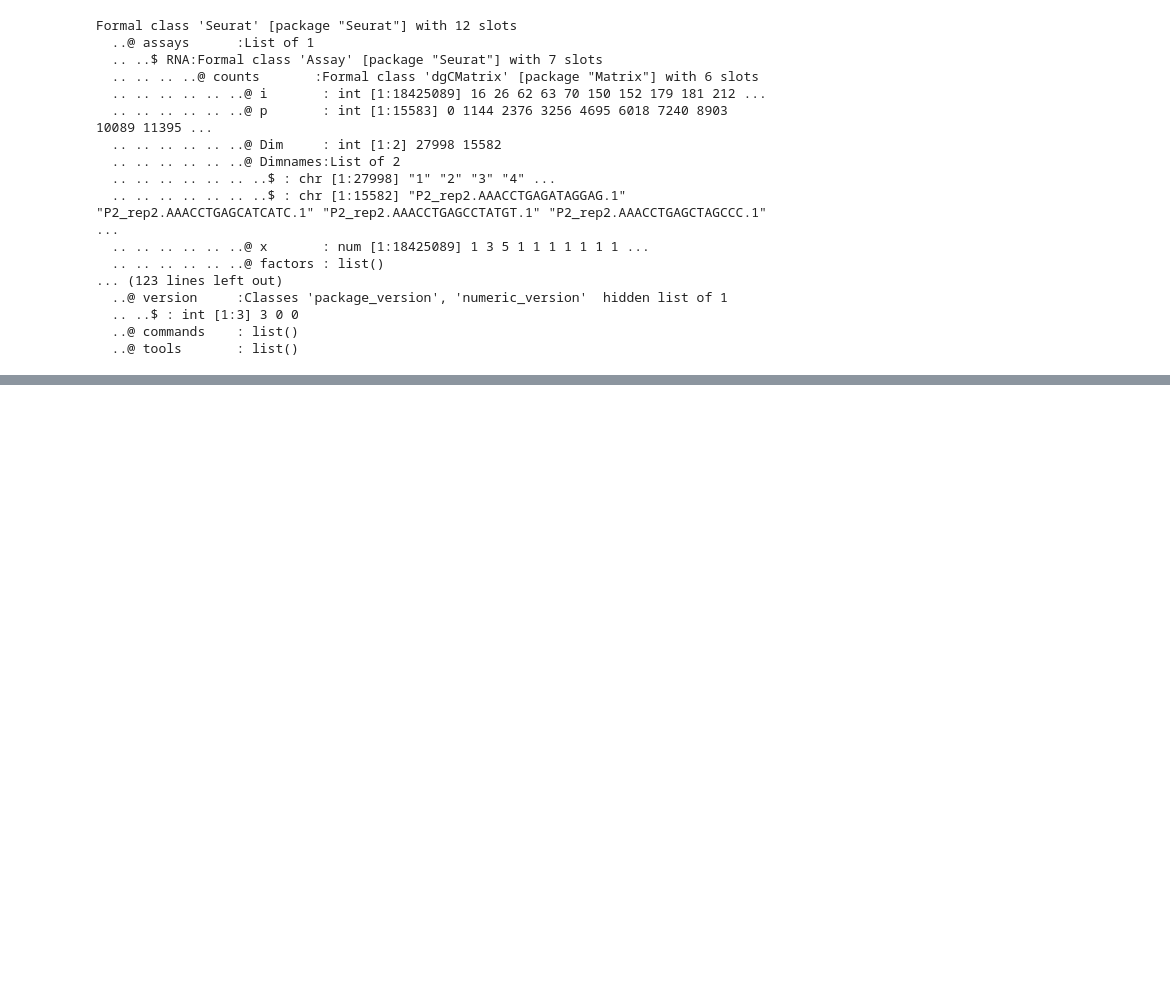
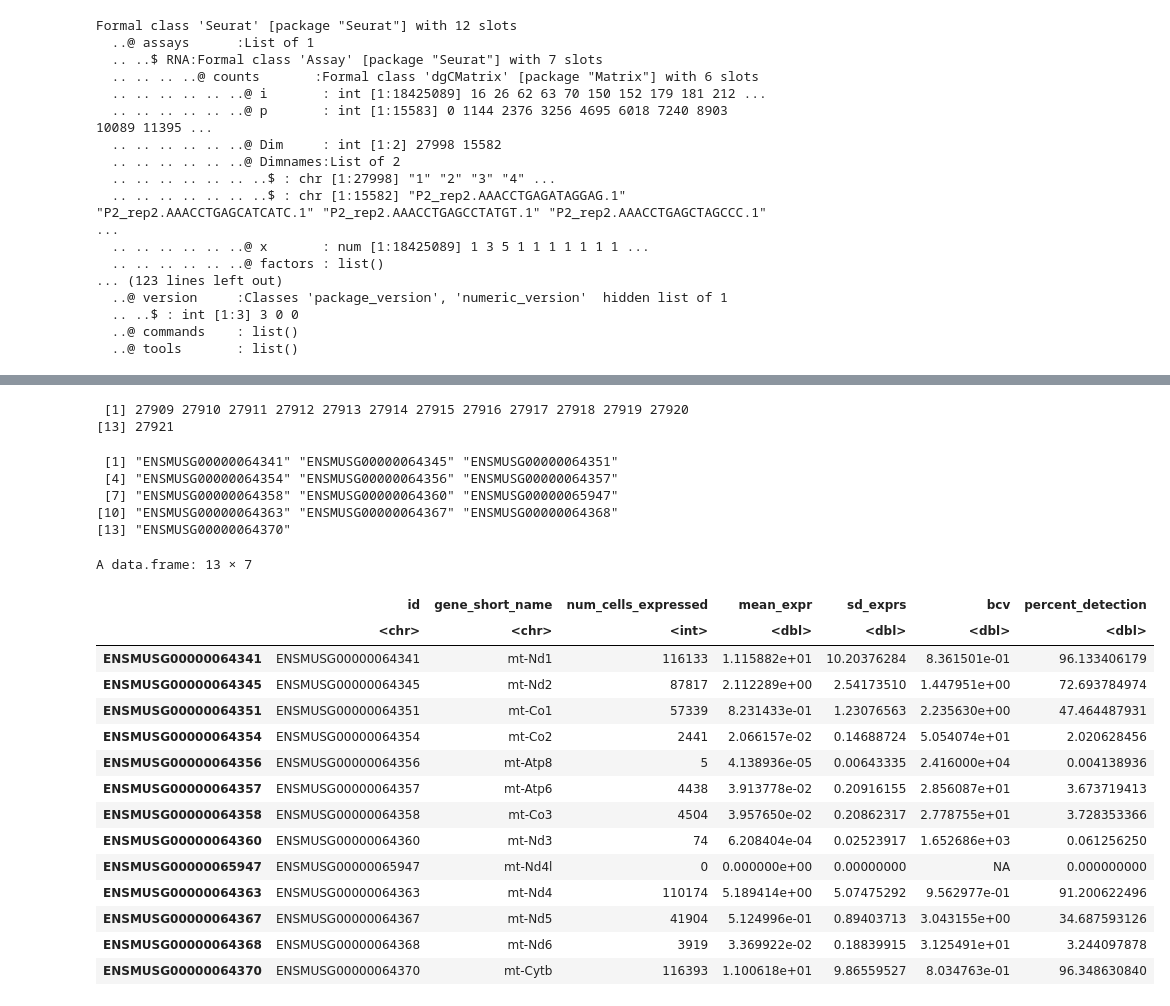
Before and after one commit to ironman-tetsuo/Introduction_to_scRNA-seq, a Jupyter notebook: 1_Clark_P2_Retina/Clark_P2_Retina.ipynb, the cells around one changed output, grey strips where cells are left out. Drawn from its saved outputs; the diff is of its cells as text; code cells hidden in the pictures; blank space fills up the shorter version.

```diff
--- a/1_Clark_P2_Retina/Clark_P2_Retina.ipynb
+++ b/1_Clark_P2_Retina/Clark_P2_Retina.ipynb
@@ -117,0 +123,3 @@ Formal class 'Seurat' [package "Seurat"] with 12 slots
+# %%
+#Load the annotation file
+dat_feature <- read.csv("10x_mouse_retina_development_feature.csv", header=T, stringsAsFactors=F, row.names=1)
@@ -117,0 +158,33 @@ Formal class 'Seurat' [package "Seurat"] with 12 slots
+# %%
+grep("^mt-", gene_short_name)
+# %% [output]
+ [1] 27909 27910 27911 27912 27913 27914 27915 27916 27917 27918 27919 27920
+[13] 27921
+# %%
+mt_genes_id <- id[grep("^mt-", gene_short_name)]
+mt_genes_id
+# %% [output]
+ [1] "ENSMUSG00000064341" "ENSMUSG00000064345" "ENSMUSG00000064351"
+ [4] "ENSMUSG00000064354" "ENSMUSG00000064356" "ENSMUSG00000064357"
+ [7] "ENSMUSG00000064358" "ENSMUSG00000064360" "ENSMUSG00000065947"
+[10] "ENSMUSG00000064363" "ENSMUSG00000064367" "ENSMUSG00000064368"
+[13] "ENSMUSG00000064370"
+# %%
+dat_feature[mt_genes_id,]
+# %% [output]
+A data.frame: 13 × 7
+|  | id | gene_short_name | num_cells_expressed | mean_expr | sd_exprs | bcv | percent_detection |
+|  | <chr> | <chr> | <int> | <dbl> | <dbl> | <dbl> | <dbl> |
+| ENSMUSG00000064341 | ENSMUSG00000064341 | mt-Nd1 | 116133 | 1.115882e+01 | 10.20376284 | 8.361501e-01 | 96.133406179 |
+| ENSMUSG00000064345 | ENSMUSG00000064345 | mt-Nd2 | 87817 | 2.112289e+00 | 2.54173510 | 1.447951e+00 | 72.693784974 |
+| ENSMUSG00000064351 | ENSMUSG00000064351 | mt-Co1 | 57339 | 8.231433e-01 | 1.23076563 | 2.235630e+00 | 47.464487931 |
+| ENSMUSG00000064354 | ENSMUSG00000064354 | mt-Co2 | 2441 | 2.066157e-02 | 0.14688724 | 5.054074e+01 | 2.020628456 |
+| ENSMUSG00000064356 | ENSMUSG00000064356 | mt-Atp8 | 5 | 4.138936e-05 | 0.00643335 | 2.416000e+04 | 0.004138936 |
+| ENSMUSG00000064357 | ENSMUSG00000064357 | mt-Atp6 | 4438 | 3.913778e-02 | 0.20916155 | 2.856087e+01 | 3.673719413 |
+| ENSMUSG00000064358 | ENSMUSG00000064358 | mt-Co3 | 4504 | 3.957650e-02 | 0.20862317 | 2.778755e+01 | 3.728353366 |
+| ENSMUSG00000064360 | ENSMUSG00000064360 | mt-Nd3 | 74 | 6.208404e-04 | 0.02523917 | 1.652686e+03 | 0.061256250 |
+| ENSMUSG00000065947 | ENSMUSG00000065947 | mt-Nd4l | 0 | 0.000000e+00 | 0.00000000 | NA | 0.000000000 |
+| ENSMUSG00000064363 | ENSMUSG00000064363 | mt-Nd4 | 110174 | 5.189414e+00 | 5.07475292 | 9.562977e-01 | 91.200622496 |
+| ENSMUSG00000064367 | ENSMUSG00000064367 | mt-Nd5 | 41904 | 5.124996e-01 | 0.89403713 | 3.043155e+00 | 34.687593126 |
+| ENSMUSG00000064368 | ENSMUSG00000064368 | mt-Nd6 | 3919 | 3.369922e-02 | 0.18839915 | 3.125491e+01 | 3.244097878 |
+| ENSMUSG00000064370 | ENSMUSG00000064370 | mt-Cytb | 116393 | 1.100618e+01 | 9.86559527 | 8.034763e-01 | 96.348630840 |
```
Also changed, not shown: parts of 8 cells of this notebook.
